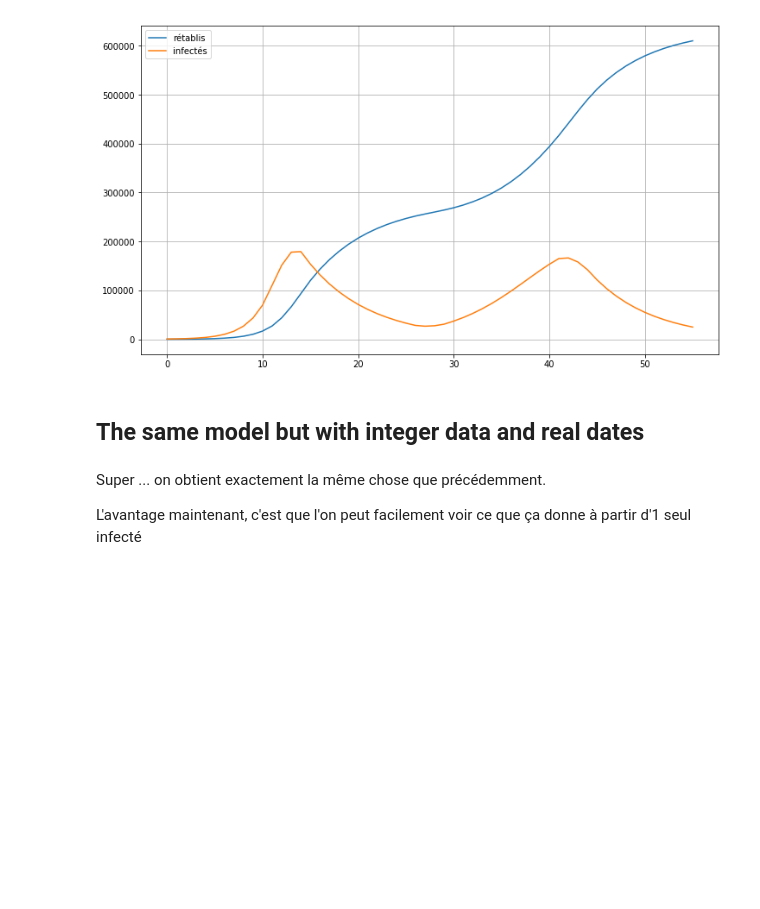
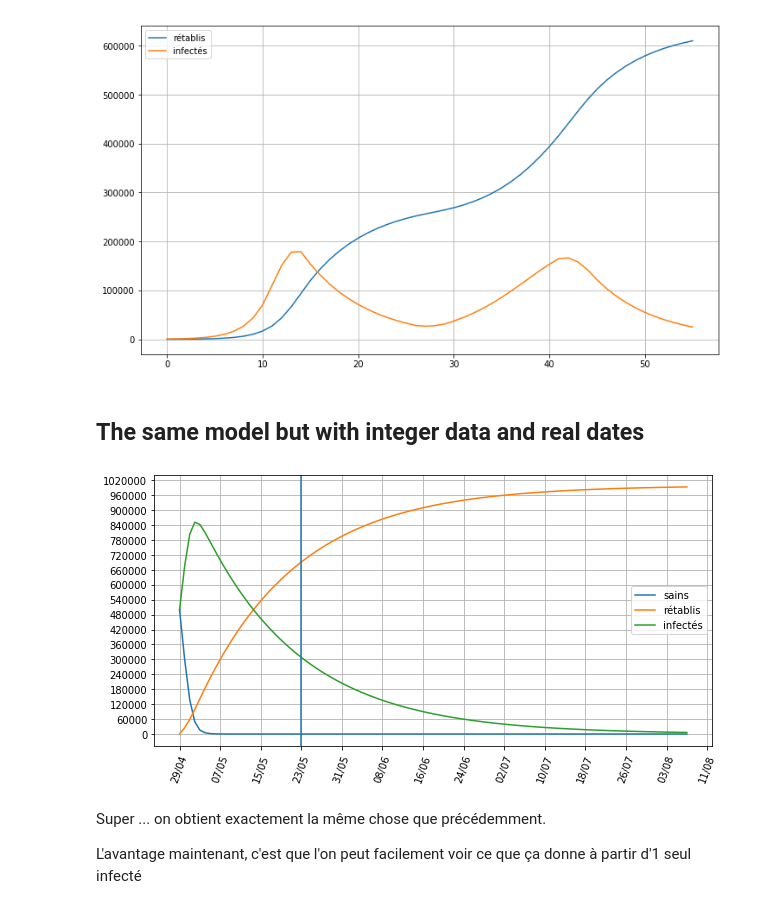
Before and after one commit to cristal-smac/mas_basics, a Jupyter notebook: covid_simulation.ipynb, the cells around one changed output. Cells and saved outputs as stored; diff of their text form; code cells hidden in the pictures; blank space fills up the shorter version.

```diff
--- a/covid_simulation.ipynb
+++ b/covid_simulation.ipynb
@@ -134,6 +142,7 @@ plt.grid()
 ## The same model but with integer data and real dates
 # %%
 # si on souhaite gérer de vraies dates
+import matplotlib.dates as mdates
 import datetime
 #debut=datetime.date(2020,3,15)         # date de début de l'épidémie
 debut=datetime.date.today()
@@ -154,36 +163,39 @@ for j in range(100):
     nouveauxCas = round(tauxTransmiss*S[-1]*I[-1]/pop)
     nouveauxGueris= round(tauxGueris*I[-1])
     #assert nouveauxCas>=1 , "S={} I={} nouveauxCas={}".format(S[-1],I[-1],nouveauxCas)
     #assert nouveauxGueris>=1 , "S={} I={} nouveauxGueris={}".format(S[-1],I[-1],nouveauxGueris)
     #print("{}\t\t{}\t\t{}\t\t{}\t\t{}".format(S[-1],I[-1],R[-1],nouveauxCas,nouveauxGueris))
     #
     S.append(S[-1]-nouveauxCas)
     R.append(R[-1]+nouveauxGueris)
     I.append(I[-1]+nouveauxCas-nouveauxGueris)
     assert(S[-1]+I[-1]+R[-1] == pop) # la somme fait toujours pop
 
 fig, ax = plt.subplots(figsize=(10,5))
 # gestion des dates
 plt.xticks(rotation=70)      # incliner les x pour les dates
-#ax.xaxis.set_major_formatter(mdates.DateFormatter('%m/%d/%Y'))
+ax.xaxis.set_major_formatter(mdates.DateFormatter('%d/%m'))
 #ax.xaxis.set_major_locator(mdates.DayLocator()) # jouer sur le nombre de ticks en x et y
-# ax.xaxis.set_major_locator(plt.MaxNLocator(5))
-#ax.yaxis.set_major_locator(plt.MaxNLocator(20))
+ax.xaxis.set_major_locator(plt.MaxNLocator(15))
+ax.yaxis.set_major_locator(plt.MaxNLocator(20))
 jours=[]
 for j in range(0,len(S)): jours.append(debut+datetime.timedelta(j))
 
 plt.plot(jours,S,label="sains")
 plt.plot(jours,R,label="rétablis")
 plt.plot(jours,I,label="infectés")
+plt.axvline(x="2020-05-23")
 plt.legend(loc="best")
 plt.grid()
 plt.show()
 
 # 0.8 0.05
 #plt.savefig('fig1_sir_pessimiste.png', bbox_inches='tight')
 
 # 0.2 0.09
 #plt.savefig('fig2_sir_optimiste.png', bbox_inches='tight')
+# %% [output]
+[figure, added]
 # %% [markdown]
 Super ... on obtient exactement la même chose que précédemment.
 
```
Also changed, not shown: parts of 10 cells of this notebook.
